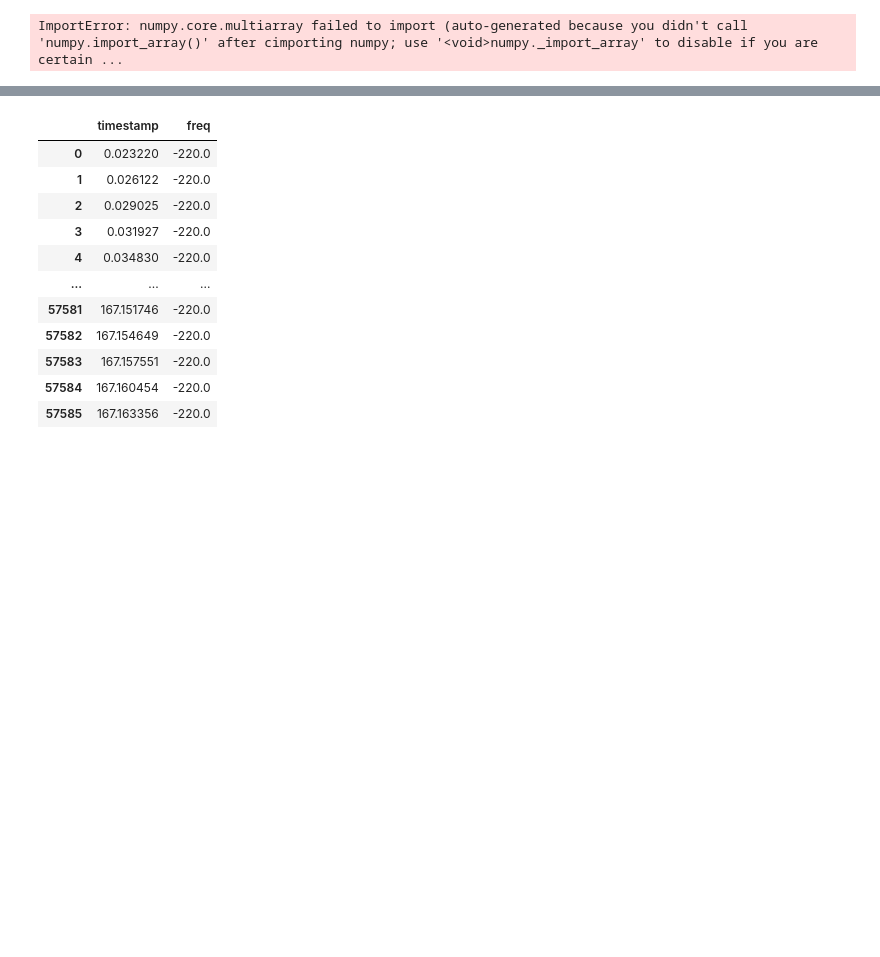
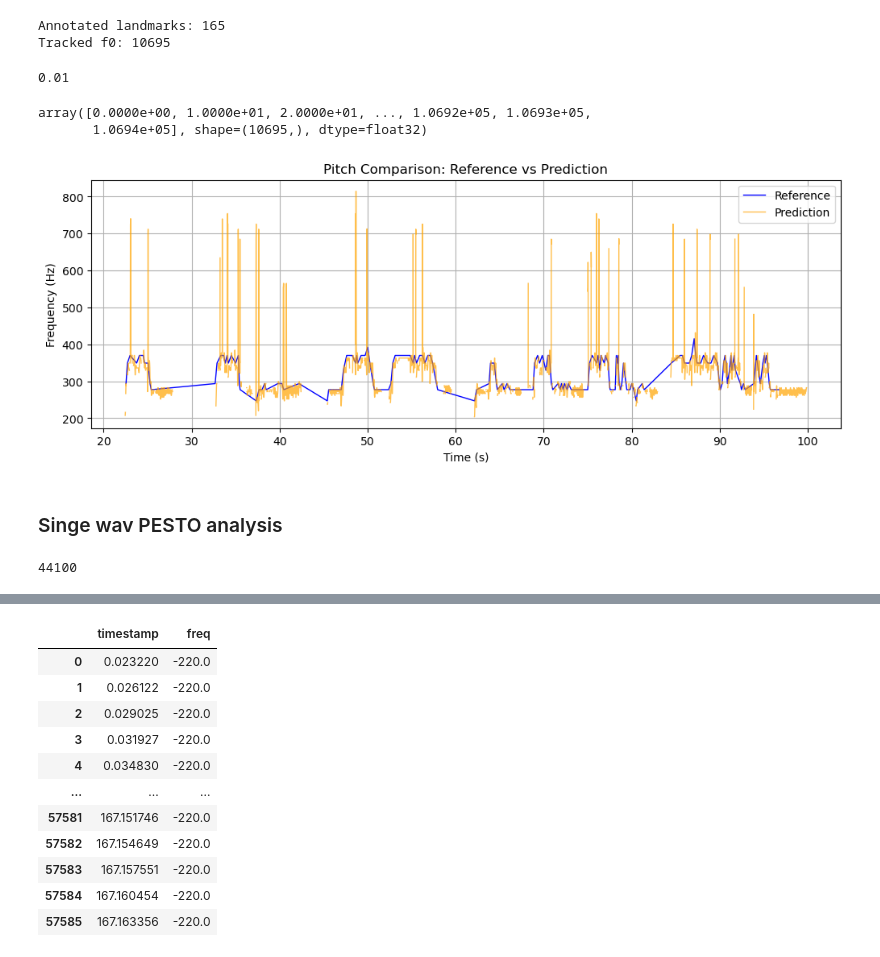
Before and after one commit to martiinsssssss/flamenco-mir, a Jupyter notebook: f0est/tests.ipynb, the cells around one changed output, grey strips where cells are left out. Cells and saved outputs as stored; diff of their text form; code cells hidden in the pictures; blank space fills up the shorter version.

```diff
--- a/f0est/tests.ipynb
+++ b/f0est/tests.ipynb
@@ -10,3 +47,65 @@ print(f"{len(wav_files)} wav files found.")
+# %%
+def noteToFreq(note):
+    a = 440 #frequency of A (coomon value is 440Hz)
+    return (a / 32) * (2 ** ((note - 9) / 12))
+# %%
+annotations_05 = pd.read_csv(paired_data['05']['gt'], sep=",", names = ['onset_time', 'duration', 'midinote', 'vel'], index_col=False)
+annotations_05['freq'] = annotations_05.midinote.apply(lambda x: noteToFreq(x))
+predicted_05 = pd.DataFrame(data={
+    'timestamp':paired_data['05']['PESTO']['timesteps']*STEP_SIZE/10,
+    'freq': paired_data['05']['PESTO']['pitch'],
+    'confidence':paired_data['05']['PESTO']['confidence']
+})
+
+print(f"Annotated landmarks: {len(annotations_05)}")
+print(f"Tracked f0: {len(predicted_05)}")
+# %% [output]
+Annotated landmarks: 165
+Tracked f0: 10695
+# %%
+STEP_SIZE
+# %% [output]
+0.01
+# %%
+paired_data['05']['PESTO']['timesteps']
+# %% [output]
+array([0.0000e+00, 1.0000e+01, 2.0000e+01, ..., 1.0692e+05, 1.0693e+05,
+       1.0694e+05], shape=(10695,), dtype=float32)
+# %%
+import numpy as np
+import pandas as pd
+import matplotlib.pyplot as plt
+
+# Example: load your CSVs
+# ref_df = pd.read_csv("reference.csv")  # columns: timestamp, freq
+# pred_df = pd.read_csv("prediction.csv")  # columns: timestamp, freq
+
+# Replace -220 with NaN for plotting
+annotations_05['freq_plot'] = annotations_05['freq'].replace(-220.0, np.nan)
+predicted_05['freq_plot'] = predicted_05['freq'].replace(0.0, np.nan)
+
+
+# Create figure
+plt.figure(figsize=(12, 4))
+
+# Plot reference
+plt.plot(annotations_05['onset_time'], annotations_05['freq_plot'], label='Reference', color='blue', linewidth=1)
+
+# Plot predictions
+plt.plot(predicted_05['timestamp'], predicted_05['freq_plot'], label='Prediction', color='orange', alpha=0.7, linewidth=1)
+
+# Labels
+plt.xlabel('Time (s)')
+plt.ylabel('Frequency (Hz)')
+plt.title('Pitch Comparison: Reference vs Prediction')
+plt.legend()
+plt.grid(True)
+#plt.xlim(0, 5)  # first 5 seconds
+plt.show()
+# %% [output]
+[figure, added]
+# %% [markdown]
+### Singe wav PESTO analysis
 # %%
 import torchaudio
 import pesto
@@ -28,9 +127,9 @@ else:
 wav = wav.mean(dim=0)  # PESTO takes mono audio as input
 
 # Predict pitch. x can be (num_samples) or (batch, num_samples)
-timesteps, pitch, confidence, activations = pesto.predict(wav, sr, step_size=2)
+timesteps, pitch, confidence, activations = pesto.predict(wav, sr, step_size=5)
 
 # Predicting from multiple files:
 #pesto.predict_from_files(["example1.wav", "example2.mp3"], export_format=["csv"])
 # %% [output]
-ImportError: numpy.core.multiarray failed to import (auto-generated because you didn't call 'numpy.import_array()' after cimporting numpy; use '<void>numpy._import_array' to disable if you are certain ...
+44100
```
Also changed, not shown: parts of 9 cells of this notebook.
